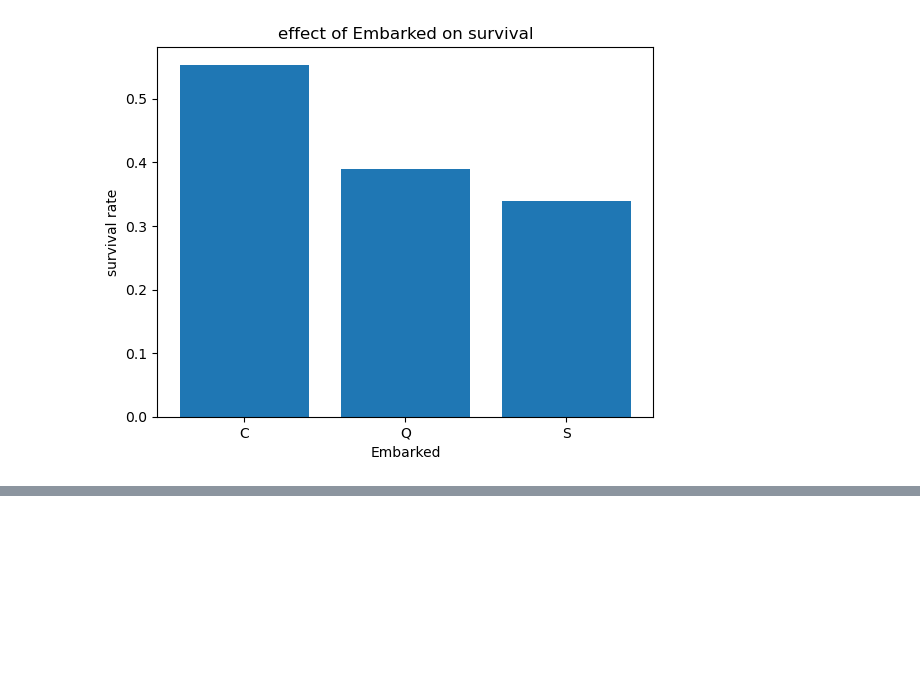
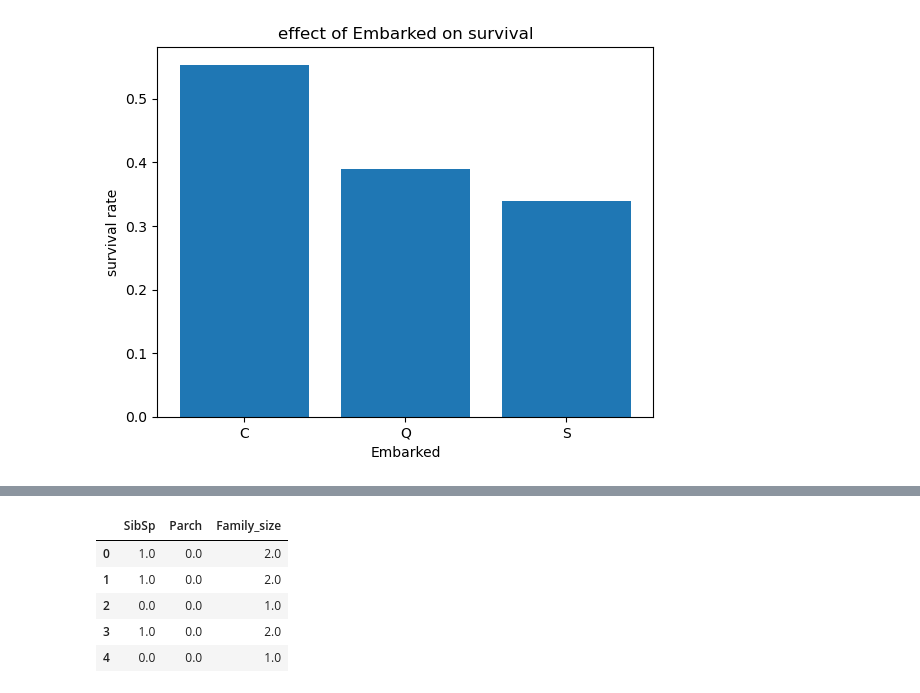
Before and after one commit to codedbyyprince/Titanic-Survival-ML-Model-Practice-, a Jupyter notebook: EDA.ipynb, the cells around one changed output, grey strips where cells are left out. Cells and saved outputs as stored; diff of their text form; code cells hidden in the pictures; blank space fills up the shorter version.

Commit message:
new feature -> Family_sze

```diff
--- a/EDA.ipynb
+++ b/EDA.ipynb
@@ -340,0 +396,10 @@ plt.show()
+# %%
+df['Family_size'] = df['SibSp'] + df['Parch'] + 1
+df[['SibSp', 'Parch', 'Family_size']].head()
+# %% [output]
+|  | SibSp | Parch | Family_size |
+| 0 | 1.0 | 0.0 | 2.0 |
+| 1 | 1.0 | 0.0 | 2.0 |
+| 2 | 0.0 | 0.0 | 1.0 |
+| 3 | 1.0 | 0.0 | 2.0 |
+| 4 | 0.0 | 0.0 | 1.0 |
```
Also changed, not shown: parts of 4 cells of this notebook, 4 other files.
